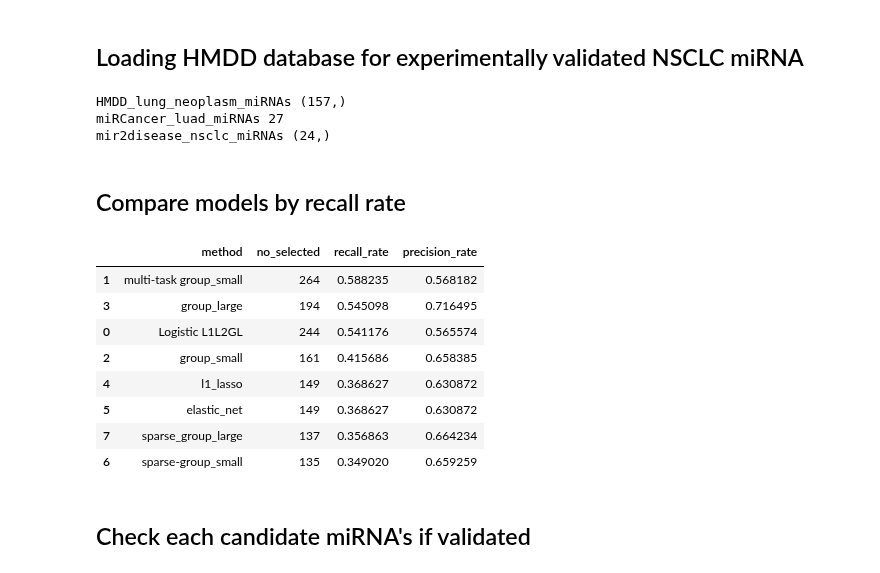
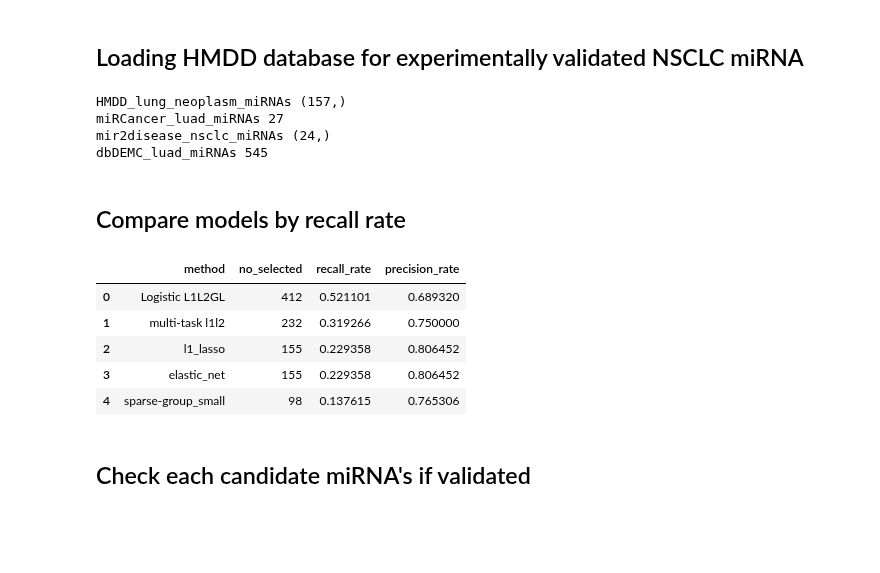
Before and after one commit to JonnyTran/microRNA-Lung-Cancer-Associations, a Jupyter notebook: notebooks/miRNA-gene_exp.ipynb, the cells around one changed output. Drawn from its saved outputs; the diff is of its cells as text; code cells hidden in the pictures; blank space fills up the shorter version.

```diff
--- a/notebooks/miRNA-gene_exp.ipynb
+++ b/notebooks/miRNA-gene_exp.ipynb
@@ -135,7 +155,7 @@ network.fit(tag="StgIII-StgIV",
                                            normal_matched=False, mirna_gene_matched=True)[0],
             gene_B=tgca_luad.make_dataset(dataset='gene', normal_tumor='tumor', pathologic_stages=['Stage IV'],
                                           normal_matched=False, mirna_gene_matched=True)[0],
-            putative_assocs=targetScan_df)
+            putative_assocs=putative_assocs)
 # %% [output]
 n_A 84
 n_B 24
@@ -159,13 +195,13 @@ miRNAs_in_MTDN 243
 # %%
 from sklearn.model_selection import train_test_split
 
-X, y = tgca_luad.make_dataset(dataset='miRNA', normal_tumor='both', normal_matched=True, mirna_gene_matched=False,
+X, y = tgca_luad.make_dataset(dataset='miRNA', normal_tumor='both', normal_matched=False, mirna_gene_matched=False,
                               pathologic_stages=['normal', 'Stage I', 'Stage II', 'Stage III', 'Stage IV'],
                               label_mapping={'normal': -1, 'Stage I': 1, 'Stage II': 1, 'Stage III': 1, 'Stage IV': 1})
 
 X_multi, y_multi = tgca_luad.make_dataset(dataset='miRNA', normal_tumor='both', normal_matched=False, mirna_gene_matched=False,
                               pathologic_stages=['normal', 'Stage I', 'Stage II', 'Stage III', 'Stage IV'],
-                                          label_mapping={'normal': 0, 'Stage I': 1, 'Stage II': 2, 'Stage III': 3, 'Stage IV': 4})
+                                          label_mapping={'normal': 0, 'Stage I': 1, 'Stage II': 2, 'Stage III': 2, 'Stage IV': 2})
 
 X_train, X_test, Y_train, Y_test = \
     train_test_split(X, y, test_size=0.2, random_state=np.random.randint(0, 10000), stratify=y)
@@ -268,7 +308,7 @@ A = gl.linear_operator_from_groups(X_train.shape[1],
                                    )
 beta = start_vectors.ZerosStartVector().get_vector(X_train.shape[1])
 
-logistic_L1L2GL = estimators.LogisticRegressionL1L2GL(l1=3., l2=0.0, gl=3., A=A,
+logistic_L1L2GL = estimators.LogisticRegressionL1L2GL(l1=2.5, l2=0.0, gl=3., A=A,
                                                       algorithm=algorithms.proximal.FISTA(),
                                                       class_weight='auto',
                                                       algorithm_params=dict(max_iter=1000),
@@ -331,56 +389,63 @@ mir2disease_nsclc_miRNA_df.drop_duplicates(inplace=True)
 mir2disease_nsclc_miRNAs = mir2disease_nsclc_miRNA_df['miRNA'].unique()
 print "mir2disease_nsclc_miRNAs", mir2disease_nsclc_miRNAs.shape
 
-validating_miRNAs = HMDD_lung_neoplasm_miRNAs
+dbDEMC_df = pandas.read_table(os.path.join(ROOT_DIR, 'data/external/dbDEMC.txt'), delimiter='\t')
+dbDEMC_df = dbDEMC_df[dbDEMC_df['Cancer Type'] == 'lung cancer']
+dbDEMC_df = dbDEMC_df[dbDEMC_df['Cancer Subtype'] == 'lung adenocarcinoma']
+dbDEMC_df['miRNA ID'] = dbDEMC_df['miRNA ID'].str.lower()
+dbDEMC_df['miRNA ID'] = dbDEMC_df['miRNA ID'].str.replace("*", "")
+dbDEMC_df['miRNA ID'] = dbDEMC_df['miRNA ID'].str.replace("-3p.*|-5p.*", "")
+dbDEMC_luad_miRNAs = dbDEMC_df['miRNA ID'].unique()
+print 'dbDEMC_luad_miRNAs', len(dbDEMC_df['miRNA ID'].unique())
+
+validating_miRNAs = dbDEMC_luad_miRNAs
 # %% [output]
 HMDD_lung_neoplasm_miRNAs (157,)
 miRCancer_luad_miRNAs 27
 mir2disease_nsclc_miRNAs (24,)
+dbDEMC_luad_miRNAs 545
 # %% [markdown]
 ## Compare models by recall rate
 # %%
 from src.utils.validate_candidate_miRNAs import recall_rate, precision_rate, get_miRNA_names
 
 models = []
-for model, name in [(logistic_L1L2GL, 'Logistic L1L2GL'),
-                    (multi_group_l2, 'multi-task group_small'),
-                    (group_l2, 'group_small'),
-                    (group_l2_large_groups, 'group_large'),
+for model, name in [
+                    (logistic_L1L2GL, 'Logistic L1L2GL'),
+                    (multi_task_l1l2, 'multi-task l1l2'),
+                    # (group_l2, 'group_small'),
                     (l1_lasso, 'l1_lasso'),
                     (elastic_net, 'elastic_net'),
-                    (sparse_group_l2, 'sparse-group_small'),
-                    (sparse_group_l2_large_groups, 'sparse_group_large')]:
-    if name is 'Logistic L1L2GL':
+                    (sparse_group_l2, 'sparse-group_small')
+                    ]:
+    if model is logistic_L1L2GL:
         models.append([name,
                    len(model.beta.nonzero()[0]),
-                   recall_rate(candidate_miRNAs=get_miRNA_names(model.beta.nonzero()[0][:], mirna_list),
+                   recall_rate(candidate_miRNAs=get_miRNA_names(model.beta.nonzero()[0][:], tgca_luad.mirna_list),
                                validated_miRNAs=validating_miRNAs),
-                   precision_rate(candidate_miRNAs=get_miRNA_names(model.beta.nonzero()[0][:], mirna_list),
+                   precision_rate(candidate_miRNAs=get_miRNA_names(model.beta.nonzero()[0][:], tgca_luad.mirna_list),
                                   validated_miRNAs=validating_miRNAs) ])
     else:
         models.append([name,
-                   model.get_selected_miRNAs(mirna_list)['miRNA'].shape[0],
-                   recall_rate(candidate_miRNAs=model.get_selected_miRNAs(mirna_list)['miRNA'].tolist(),
+                   model.get_selected_miRNAs(tgca_luad.mirna_list)['miRNA'].shape[0],
+                   recall_rate(candidate_miRNAs=model.get_selected_miRNAs(tgca_luad.mirna_list)['miRNA'].tolist(),
                                validated_miRNAs=validating_miRNAs),
-                   precision_rate(candidate_miRNAs=model.get_selected_miRNAs(mirna_list)['miRNA'].tolist(),
+                   precision_rate(candidate_miRNAs=model.get_selected_miRNAs(tgca_luad.mirna_list)['miRNA'].tolist(),
                                   validated_miRNAs=validating_miRNAs) ])
 
 pandas.DataFrame(models, columns=['method', 'no_selected', 'recall_rate', 'precision_rate']).sort_values(by='recall_rate', ascending=False)
 # (group_l2_large_groups, 'group_l2_large_groups'),
 # (l1_lasso, 'l1_lasso'),
 # (elastic_net, 'elastic_net'),
 # (sparse_group_l2, 'sparse-group-lasso-l2'),
 # (sparse_group_l2_large_groups, 'sparse_group_l2_large_groups')
 # %% [output]
 |  | method | no_selected | recall_rate | precision_rate |
-| 1 | multi-task group_small | 264 | 0.588235 | 0.568182 |
-| 3 | group_large | 194 | 0.545098 | 0.716495 |
-| 0 | Logistic L1L2GL | 244 | 0.541176 | 0.565574 |
-| 2 | group_small | 161 | 0.415686 | 0.658385 |
-| 4 | l1_lasso | 149 | 0.368627 | 0.630872 |
-| 5 | elastic_net | 149 | 0.368627 | 0.630872 |
-| 7 | sparse_group_large | 137 | 0.356863 | 0.664234 |
-| 6 | sparse-group_small | 135 | 0.349020 | 0.659259 |
+| 0 | Logistic L1L2GL | 412 | 0.521101 | 0.689320 |
+| 1 | multi-task l1l2 | 232 | 0.319266 | 0.750000 |
+| 2 | l1_lasso | 155 | 0.229358 | 0.806452 |
+| 3 | elastic_net | 155 | 0.229358 | 0.806452 |
+| 4 | sparse-group_small | 98 | 0.137615 | 0.765306 |
 # %% [markdown]
 ## Check each candidate miRNA's if validated
 # %%
```
Also changed, not shown: parts of 13 cells of this notebook, 2 other files.
